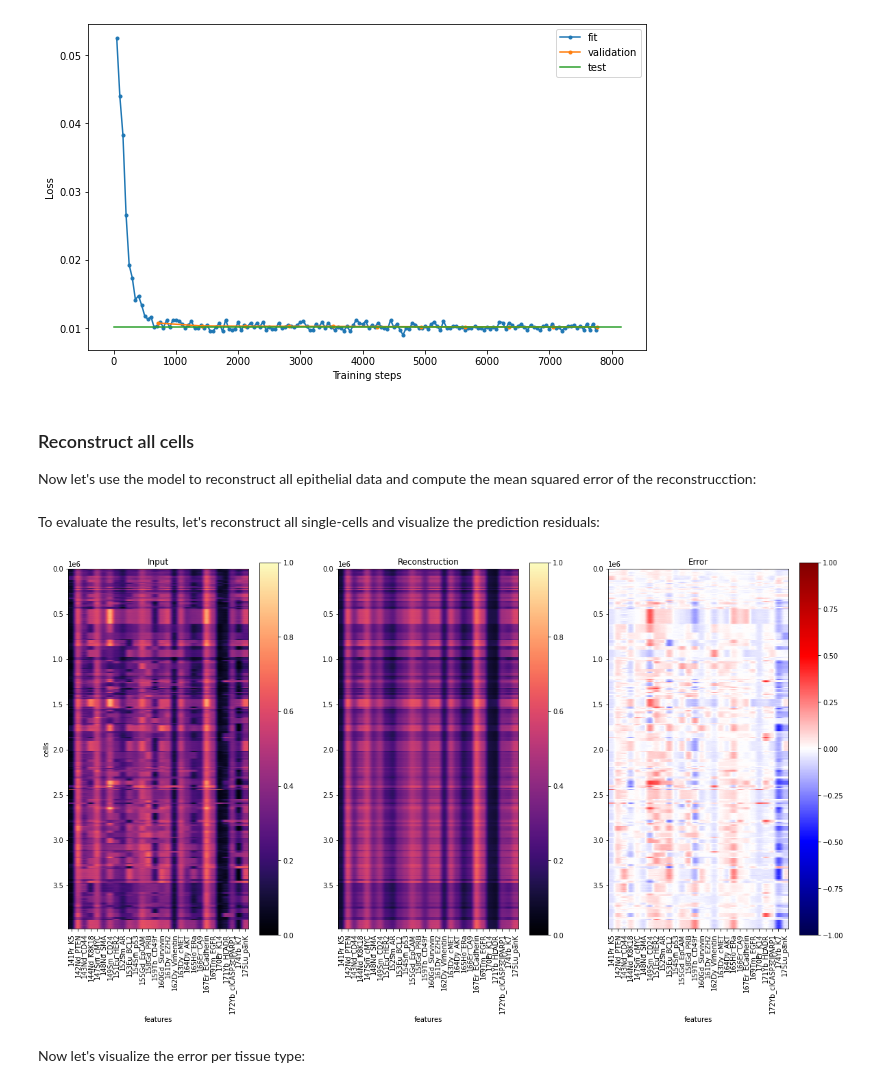
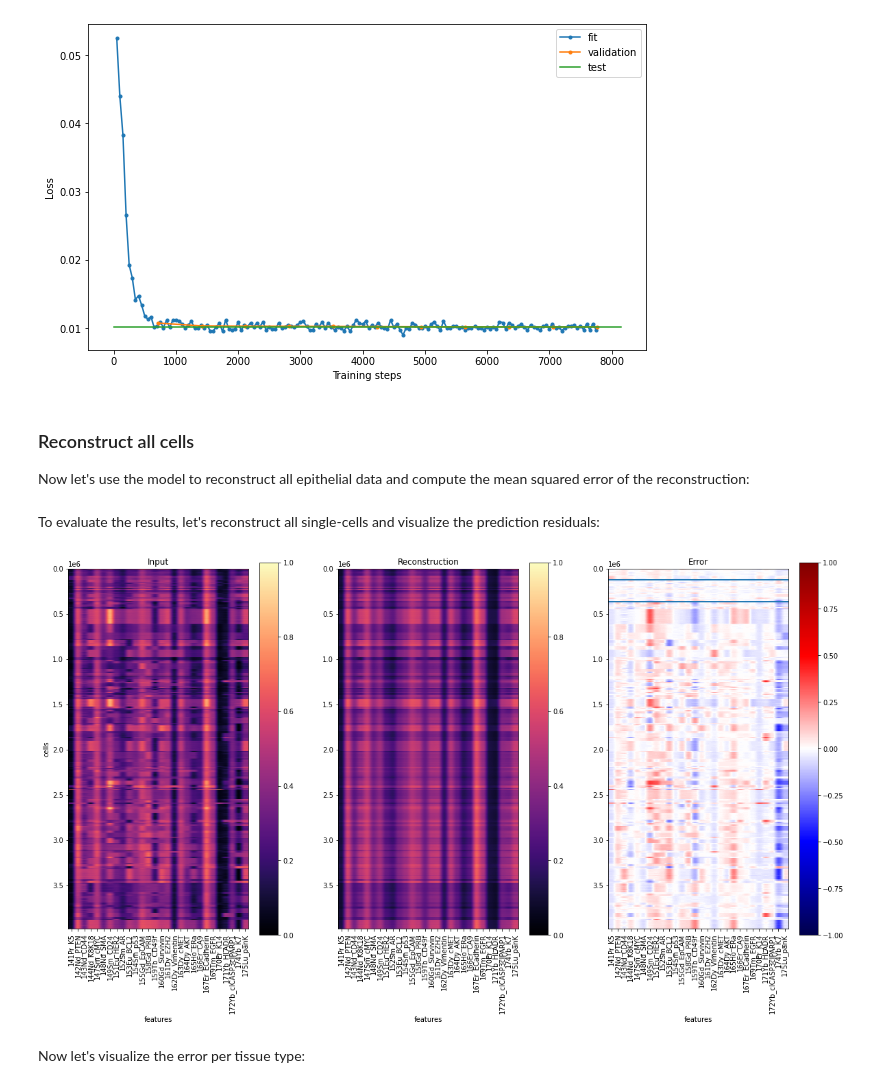
Before and after one commit to AI4SCR/scQUEST, a Jupyter notebook: tutorials/scQUEST_tutorial.ipynb, the cells around one changed output. Saved outputs shown, nothing was run; the diff lists cells and outputs as text; code cells hidden in the pictures.

```diff
--- a/tutorials/scQUEST_tutorial.ipynb
+++ b/tutorials/scQUEST_tutorial.ipynb
@@ -359,8 +362,7 @@ ad.var['used_in_abnormality'] = mask
 # %% [markdown]
 Next, subset the whole dataset to only include epithelial cells from the selected patients and juxta-tumoral (N) tissue, and preprocess the data as before:
 # %%
-ad_train = ad[
-    (ad.obs.patient_number.isin(patients)) & (ad.obs.tissue_type == 'N') & (ad.obs.is_epithelial == 1),
+ad_train = ad[(ad.obs.patient_number.isin(patients)) & (ad.obs.tissue_type == 'N') & (ad.obs.is_epithelial == 1),
     ad.var.used_in_abnormality]
 
 X = ad_train.X.copy()
@@ -412,7 +423,7 @@ for ax, dat, title in zip(axs.flat, [y, yhat, err], ['Input', 'Reconstruction',
     vmin = -1 if title == 'Error' else 0
     im = ax.imshow(dat, cmap=cmap, vmin=vmin, vmax=1)
     ax.set_aspect(dat.shape[1] *2 / dat.shape[0])
-    ax.set_xticks(range(28), labels=ad_pred.var['desc'].values, rotation='vertical')
+    ax.set_xticks(range(28), labels=ad_train.var['desc'].values, rotation='vertical')
     ax.set_xlabel('features')
     ax.set_title(title)
     fig.colorbar(im, ax=ax)
@@ -442,7 +453,7 @@ ax.legend()
 [figure]
 # %% [markdown]
 ### Reconstruct all cells
-Now let's use the model to reconstruct all epithelial data and compute the mean squared error of the reconstrucction:
+Now let's use the model to reconstruct all epithelial data and compute the mean squared error of the reconstruction:
 # %%
 # %% pre-process for Abnormality prediction
 ad_pred = ad[ad.obs.is_epithelial == 1, ad.var.used_in_abnormality]
@@ -462,24 +473,27 @@ To evaluate the results, let's reconstruct all single-cells and visualize the pr
 # %%
 y = ad_pred.layers['arcsinh_norm']
 yhat = Abn.model.model(torch.tensor(y)).detach().numpy()  # access base torch model
 err = ad_pred.layers['abnormality']
+y1=ad_pred.obs[ad_pred.obs['tissue_type']=='H'].shape[0]
+y2=ad_pred.obs[ad_pred.obs['tissue_type']=='N'].shape[0]
 
 fig, axs = plt.subplots(1, 3, figsize=(20,10))
 for ax, dat, title in zip(axs.flat, [y, yhat, err], ['Input', 'Reconstruction', 'Error']):
     ax: plt.Axes
     cmap = 'seismic' if title == 'Error' else 'magma'
     vmin = -1 if title == 'Error' else 0
     im = ax.imshow(dat, cmap=cmap, vmin=vmin, vmax=1)
-    plt.hlines([])
+    plt.hlines(y1,-0.5,27.5)
+    plt.hlines(y1+y2,-0.5,27.5)
     ax.set_aspect(dat.shape[1] *2 / dat.shape[0])
     ax.set_xticks(range(28), labels=ad_pred.var['desc'].values, rotation='vertical')
     ax.set_xlabel('features')
     ax.set_title(title)
     fig.colorbar(im, ax=ax)
 axs[0].set_ylabel('cells')
 plt.savefig('reconstruction.pdf', dpi=300)
 fig.show()
 # %% [output]
-[figure, old version]
+[figure, new version]
 # %% [markdown]
 Now let's visualize the error per tissue type:
```
Also changed, not shown: parts of 25 cells of this notebook, 1 other file.
